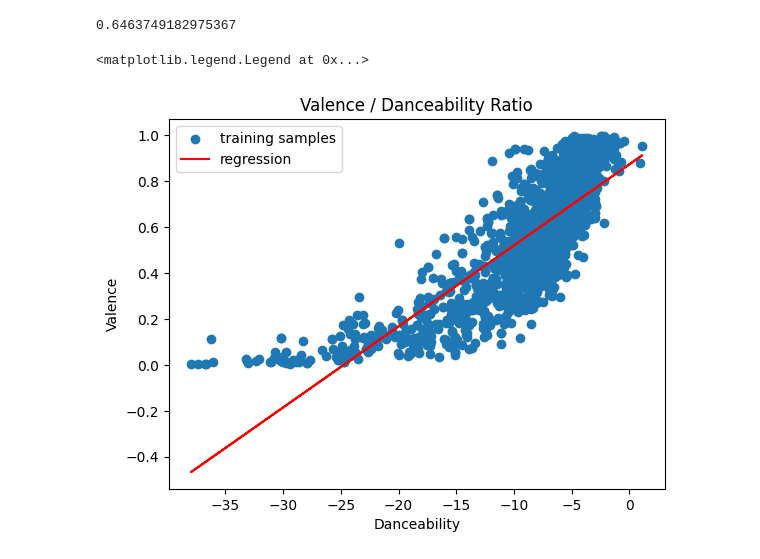
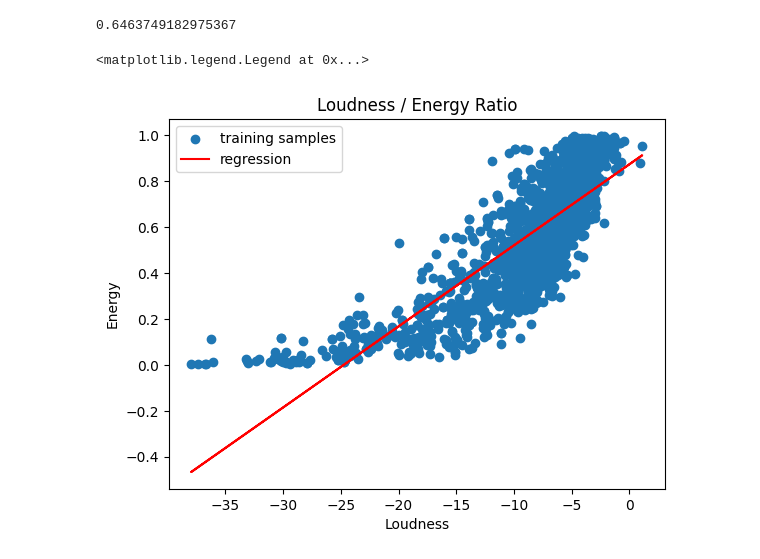
Before and after one commit to mmartin46/Data_Science_Research, a Jupyter notebook: SpotifyResearch.ipynb, the cells around one changed output. Drawn from its saved outputs; the diff is of its cells as text; code cells hidden in the pictures.

```diff
--- a/SpotifyResearch.ipynb
+++ b/SpotifyResearch.ipynb
@@ -136,14 +165,14 @@ pred_train = lr.predict(X_train)
 # %%
 fig, ax = plt.subplots()
 
 ax.scatter(X_train, y_train, label='training samples')
 ax.plot(X_train, pred_train, color='red', label='regression')
 ax.set(
-    xlabel='Danceability',
-    ylabel='Valence',
-    title='Valence / Danceability Ratio'
+    xlabel='Loudness',
+    ylabel='Energy',
+    title='Loudness / Energy Ratio'
 )
 ax.legend()
 # %% [output]
 <matplotlib.legend.Legend at 0x...>
-[figure, old version]
+[figure, new version]
```
Also changed, not shown: parts of 1 cell of this notebook.
